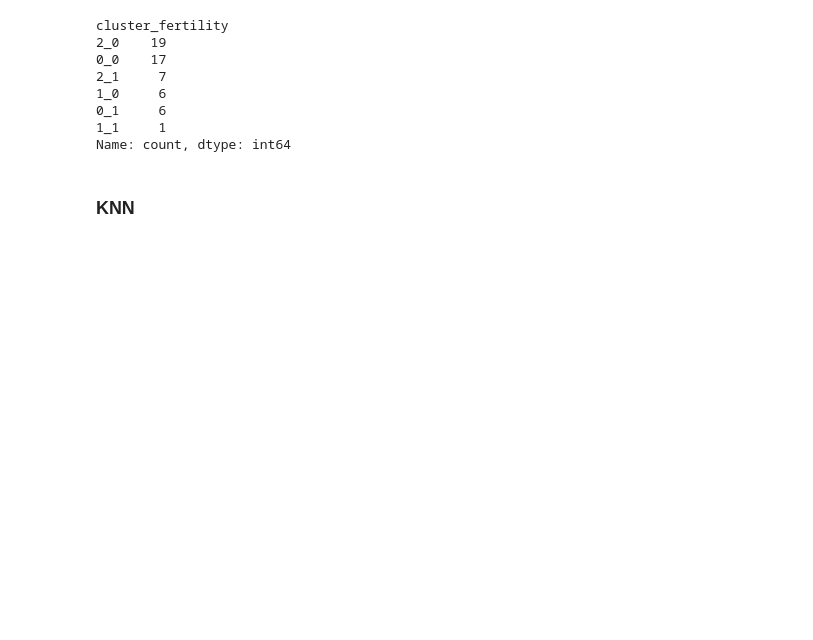
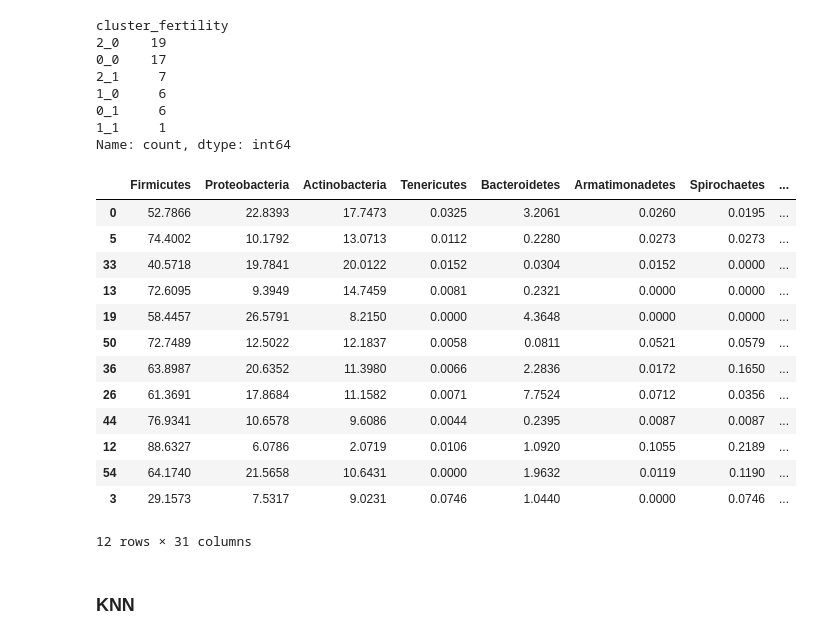
Before and after one commit to alexandraglz/BitsxlaMarato_fertilitat, a Jupyter notebook: analysis/pylum_clusters.ipynb, the cells around one changed output. Saved outputs shown, nothing was run; the diff lists cells and outputs as text; code cells hidden in the pictures; blank space fills up the shorter version.

```diff
--- a/analysis/pylum_clusters.ipynb
+++ b/analysis/pylum_clusters.ipynb
@@ -681,6 +681,23 @@ cluster_fertility
 0_1     6
 1_1     1
 Name: count, dtype: int64
+# %%
+X_test
+# %% [output]
+|  | Firmicutes | Proteobacteria | Actinobacteria | Tenericutes | Bacteroidetes | Armatimonadetes | Spirochaetes | ... |
+| 0 | 52.7866 | 22.8393 | 17.7473 | 0.0325 | 3.2061 | 0.0260 | 0.0195 | ... |
+| 5 | 74.4002 | 10.1792 | 13.0713 | 0.0112 | 0.2280 | 0.0273 | 0.0273 | ... |
+| 33 | 40.5718 | 19.7841 | 20.0122 | 0.0152 | 0.0304 | 0.0152 | 0.0000 | ... |
+| 13 | 72.6095 | 9.3949 | 14.7459 | 0.0081 | 0.2321 | 0.0000 | 0.0000 | ... |
+| 19 | 58.4457 | 26.5791 | 8.2150 | 0.0000 | 4.3648 | 0.0000 | 0.0000 | ... |
+| 50 | 72.7489 | 12.5022 | 12.1837 | 0.0058 | 0.0811 | 0.0521 | 0.0579 | ... |
+| 36 | 63.8987 | 20.6352 | 11.3980 | 0.0066 | 2.2836 | 0.0172 | 0.1650 | ... |
+| 26 | 61.3691 | 17.8684 | 11.1582 | 0.0071 | 7.7524 | 0.0712 | 0.0356 | ... |
+| 44 | 76.9341 | 10.6578 | 9.6086 | 0.0044 | 0.2395 | 0.0087 | 0.0087 | ... |
+| 12 | 88.6327 | 6.0786 | 2.0719 | 0.0106 | 1.0920 | 0.1055 | 0.2189 | ... |
+| 54 | 64.1740 | 21.5658 | 10.6431 | 0.0000 | 1.9632 | 0.0119 | 0.1190 | ... |
+| 3 | 29.1573 | 7.5317 | 9.0231 | 0.0746 | 1.0440 | 0.0000 | 0.0746 | ... |
+12 rows × 31 columns
 # %% [markdown]
 ### KNN
 # %%
```
Also changed, not shown: parts of 2 cells of this notebook, 2 other files.
